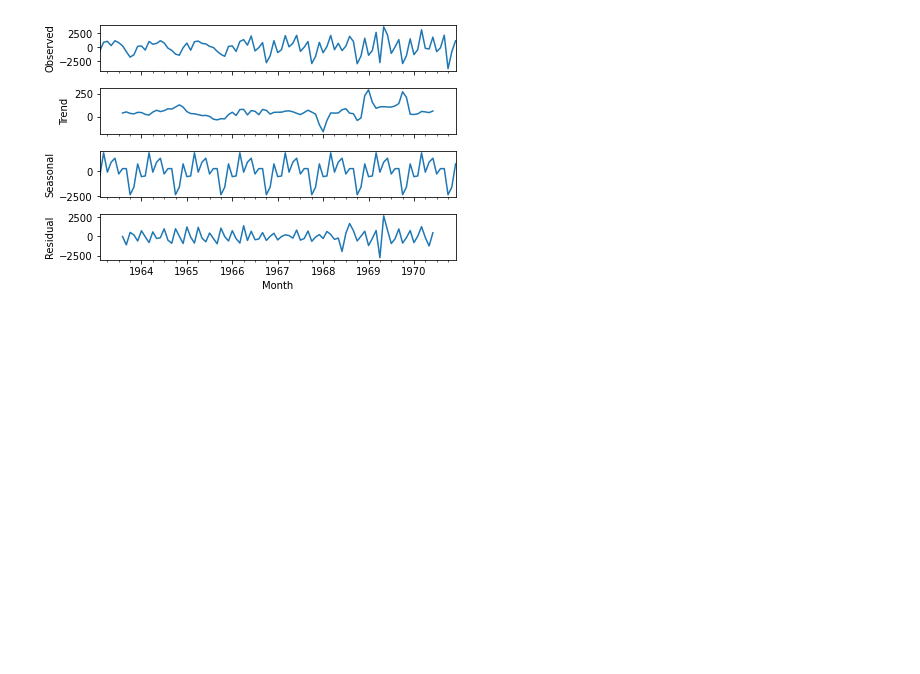
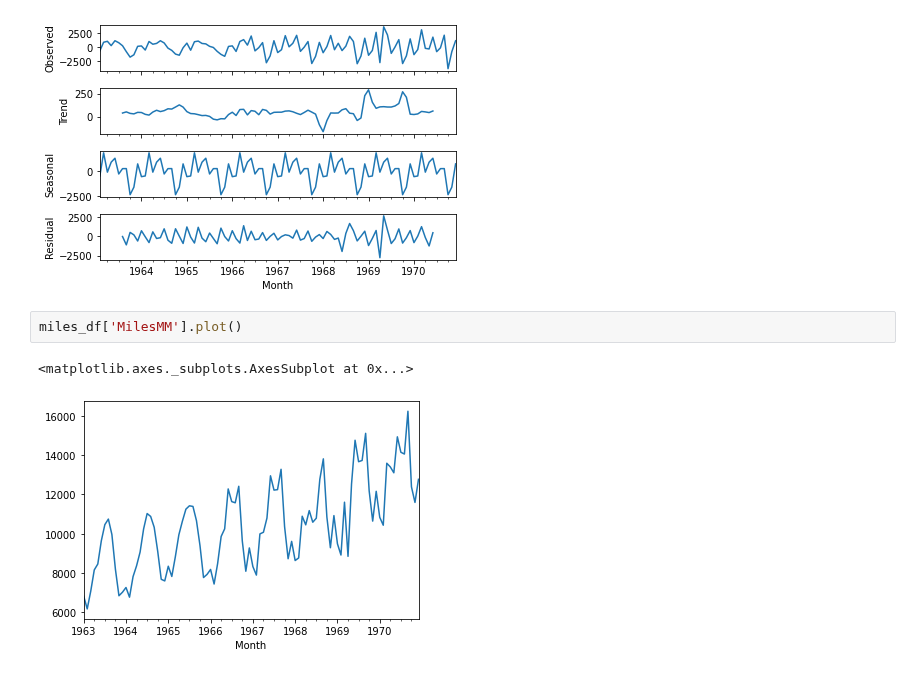
Before and after one commit to anmol0720/Time-Series-Forcasting, a Jupyter notebook: Time_Series_Analysis_and_Forcasting.ipynb, the cells around one changed output. Saved outputs shown, nothing was run; the diff lists cells and outputs as text; blank space fills up the shorter version.

Commit message:
Plot

```diff
--- a/Time_Series_Analysis_and_Forcasting.ipynb
+++ b/Time_Series_Analysis_and_Forcasting.ipynb
@@ -619,3 +619,8 @@ result_b.plot()
 # %% [output]
 [figure]
 [figure]
+# %%
+miles_df['MilesMM'].plot()
+# %% [output]
+<matplotlib.axes._subplots.AxesSubplot at 0x...>
+[figure, added]
```
Also changed, not shown: parts of 1 cell of this notebook.
